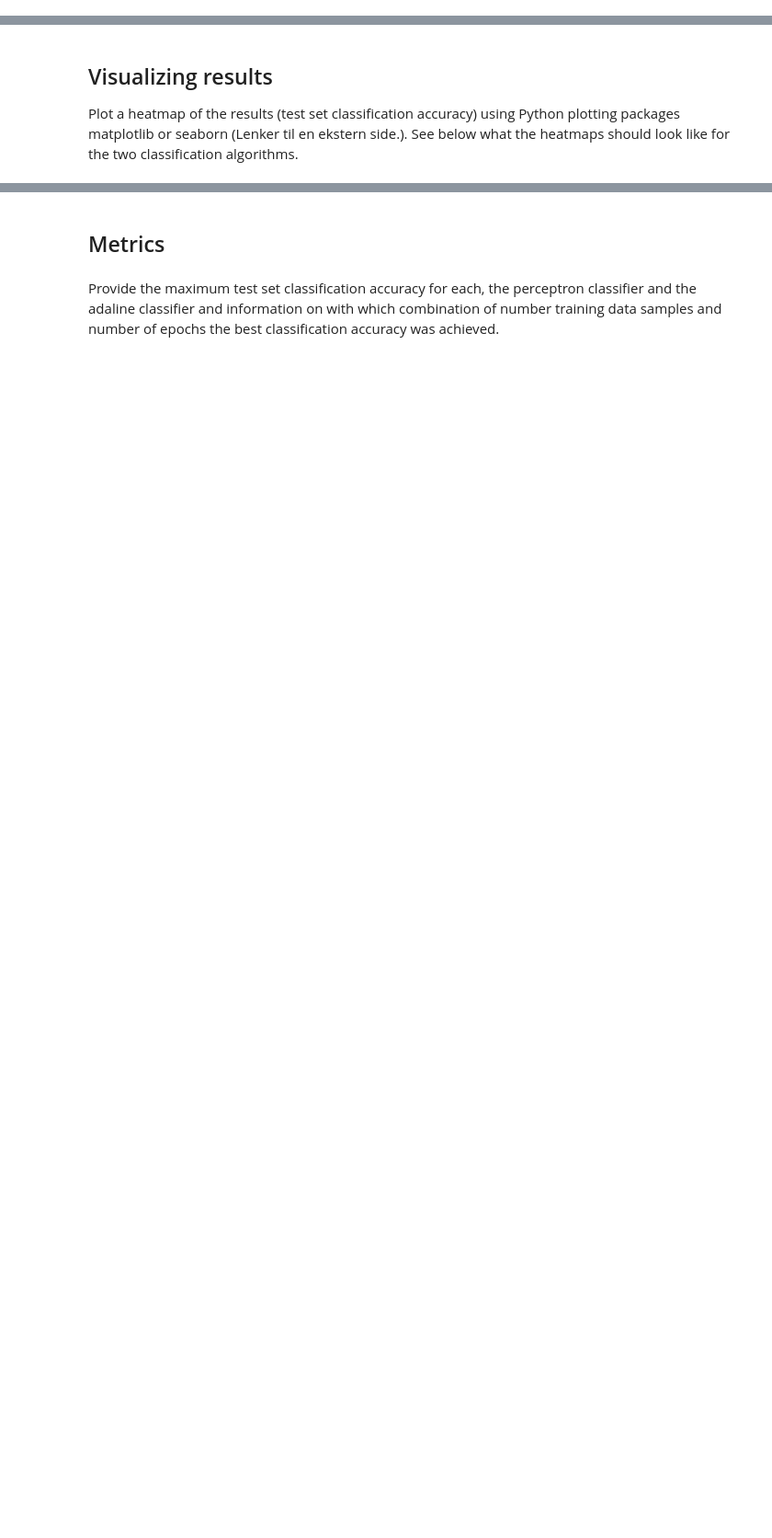
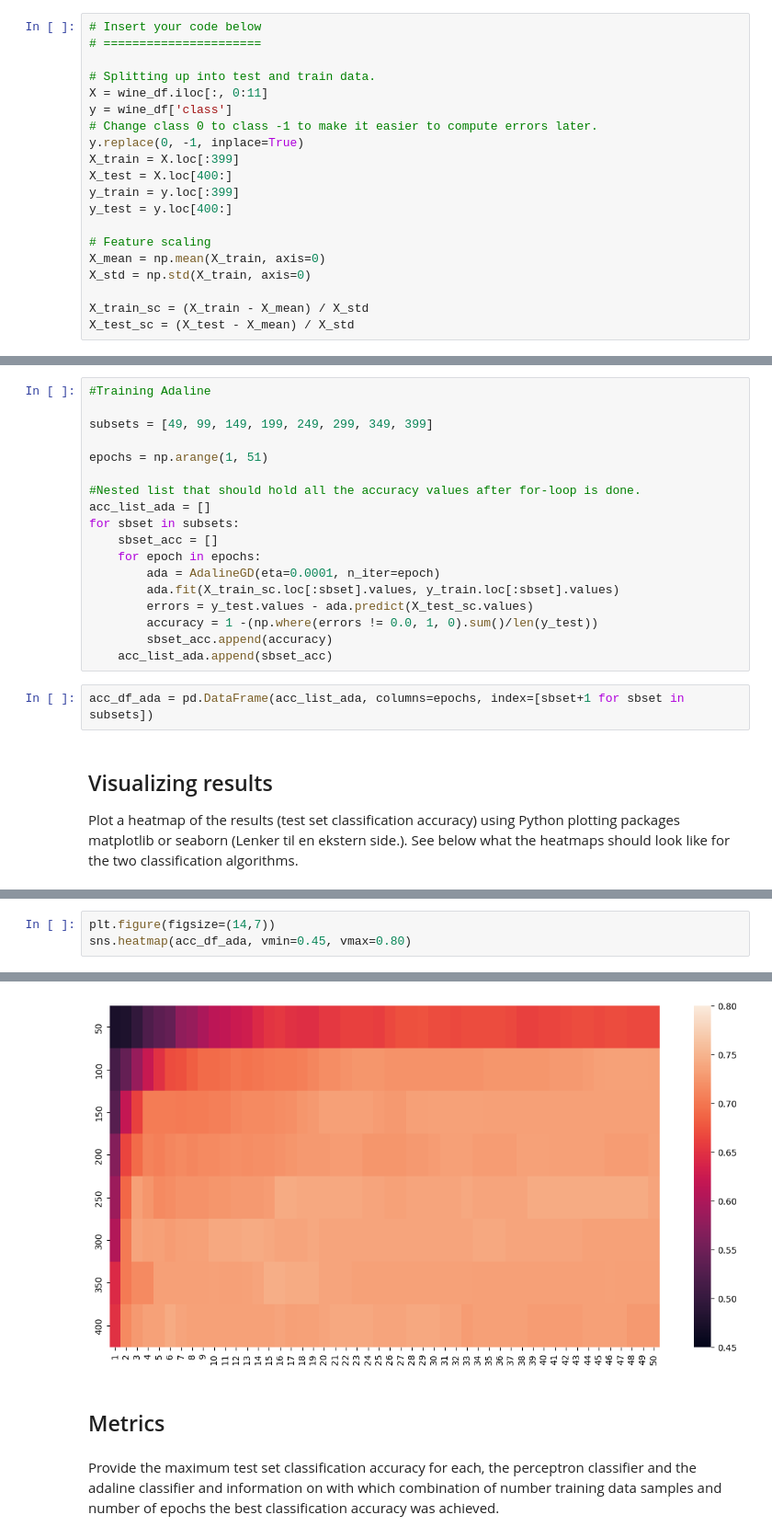
Before and after one commit to noramik/DAT200-V23, a Jupyter notebook: CA2/CA02_exercise.ipynb, the cells around one changed output, grey strips where cells are left out. Shown at 92% size. Cells and saved outputs as stored; diff of their text form; blank space fills up the shorter version.

```diff
--- a/CA2/CA02_exercise.ipynb
+++ b/CA2/CA02_exercise.ipynb
@@ -61,2 +49,22 @@ __Preprocessing:__
+# %%
+# Insert your code below
+# ======================
+
+# Splitting up into test and train data.
+X = wine_df.iloc[:, 0:11]
+y = wine_df['class']
+# Change class 0 to class -1 to make it easier to compute errors later.
+y.replace(0, -1, inplace=True)
+X_train = X.loc[:399]
+X_test = X.loc[400:]
+y_train = y.loc[:399]
+y_test = y.loc[400:]
+
+# Feature scaling
+X_mean = np.mean(X_train, axis=0)
+X_std = np.std(X_train, axis=0)
+
+X_train_sc = (X_train - X_mean) / X_std
+X_test_sc = (X_test - X_mean) / X_std
 # %% [markdown]
 __Training:__
@@ -68,3 +97,23 @@ __Training:__
+# %%
+#Training Adaline
+
+subsets = [49, 99, 149, 199, 249, 299, 349, 399]
+
+epochs = np.arange(1, 51)
+
+#Nested list that should hold all the accuracy values after for-loop is done.
+acc_list_ada = []
+for sbset in subsets:
+    sbset_acc = []
+    for epoch in epochs:
+        ada = AdalineGD(eta=0.0001, n_iter=epoch)
+        ada.fit(X_train_sc.loc[:sbset].values, y_train.loc[:sbset].values)
+        errors = y_test.values - ada.predict(X_test_sc.values)
+        accuracy = 1 -(np.where(errors != 0.0, 1, 0).sum()/len(y_test))
+        sbset_acc.append(accuracy)
+    acc_list_ada.append(sbset_acc)
+# %%
+acc_df_ada = pd.DataFrame(acc_list_ada, columns=epochs, index=[sbset+1 for sbset in subsets])
 # %% [markdown]
 ## Visualizing results
 
@@ -74,0 +129,4 @@ Plot a heatmap of the results (test set classification accuracy) using Python pl
+# %%
+plt.figure(figsize=(14,7))
+sns.heatmap(acc_df_ada, vmin=0.45, vmax=0.80)
+# %% [output]
@@ -75,3 +134,4 @@ Plot a heatmap of the results (test set classification accuracy) using Python pl
+[figure, added]
 # %% [markdown]
 ## Metrics
 # %% [markdown]
```
Also changed, not shown: parts of 16 cells of this notebook.
